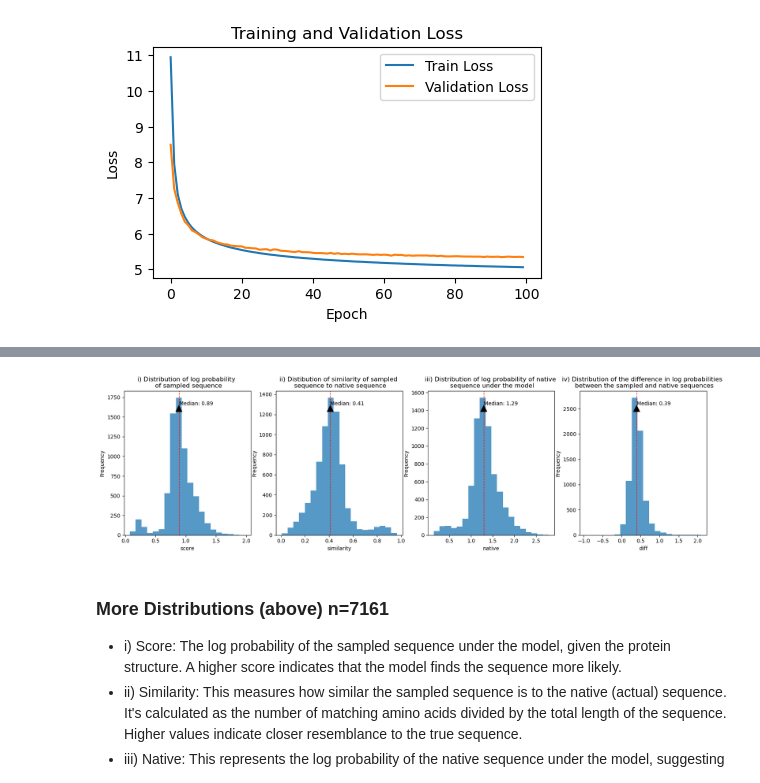
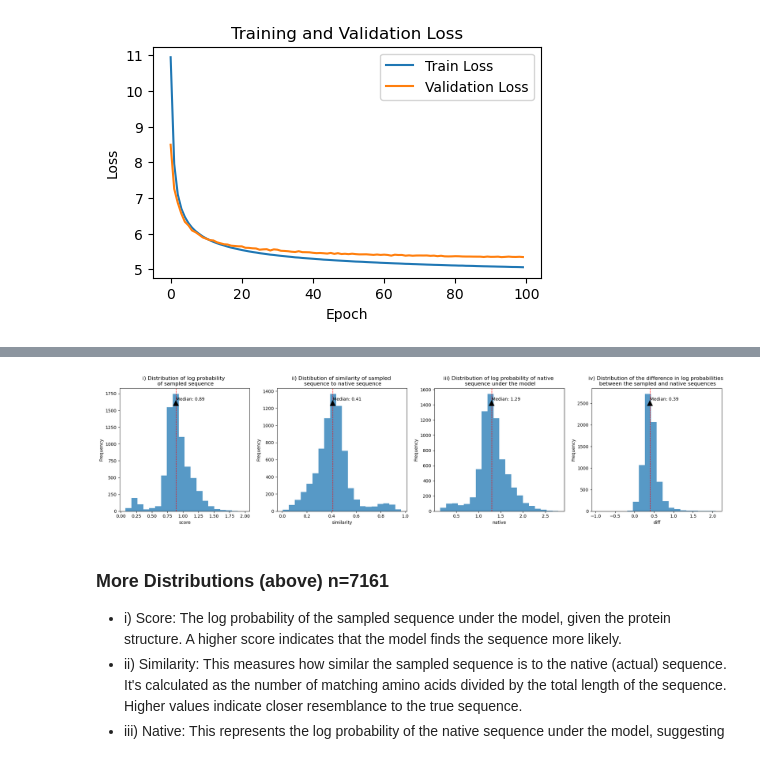
Before and after one commit to dmgonzalez8/TopoFold, a Jupyter notebook: Presentation.ipynb, the cells around one changed output, grey strips where cells are left out. Drawn from its saved outputs; the diff is of its cells as text; code cells hidden in the pictures.

```diff
--- a/Presentation.ipynb
+++ b/Presentation.ipynb
@@ -407,30 +409,29 @@ plt.show()
 # %%
 data = pd.read_csv('./experiments/test_log/results.csv')
 
 # Set up the plots
 fig, axes = plt.subplots(nrows=1, ncols=4, figsize=(20, 5))
 columns = ['score', 'similarity', 'native', 'diff']
 titles = {'score': "i) Distribution of log probability \n of sampled sequence",
           'similarity': "ii) Distibution of similarity of sampled \n sequence to native sequence" ,
           'native': "iii) Distribution of log probability of native \n sequence under the model",
           'diff': "iv) Distribution of the difference in log probabilities \n between the sampled and native sequences",}
 # Plot each score in its own subplot
 for ax, column in zip(axes, columns):
     data[column].plot(kind='hist', bins=20, alpha=0.75, ax=ax)
     ax.set_title(titles[column])
     ax.axvline(data[column].median(), color='r', linestyle='dashed', linewidth=1)
     ax.set_xlabel(column)
     ax.set_ylabel('Frequency')
     # Annotate the median value
     median_val = data[column].median()
     ax.annotate(f'Median: {median_val:.2f}', xy=(median_val, ax.get_ylim()[1]*0.9), xytext=(median_val, ax.get_ylim()[1]*0.9),
                 arrowprops=dict(facecolor='black', shrink=0.05), horizontalalignment='left')
 
-plt.tight_layout
-# plt.savefig('test_log_results.png')
+plt.tight_layout()
 plt.show()
 # %% [output]
-[figure, old version]
+[figure, new version]
 # %% [markdown]
 ### More Distributions (above) n=7161
 - i) Score: The log probability of the sampled sequence under the model, given the protein structure. A higher score indicates that the model finds the sequence more likely.
```
Also changed, not shown: parts of 23 cells of this notebook.
